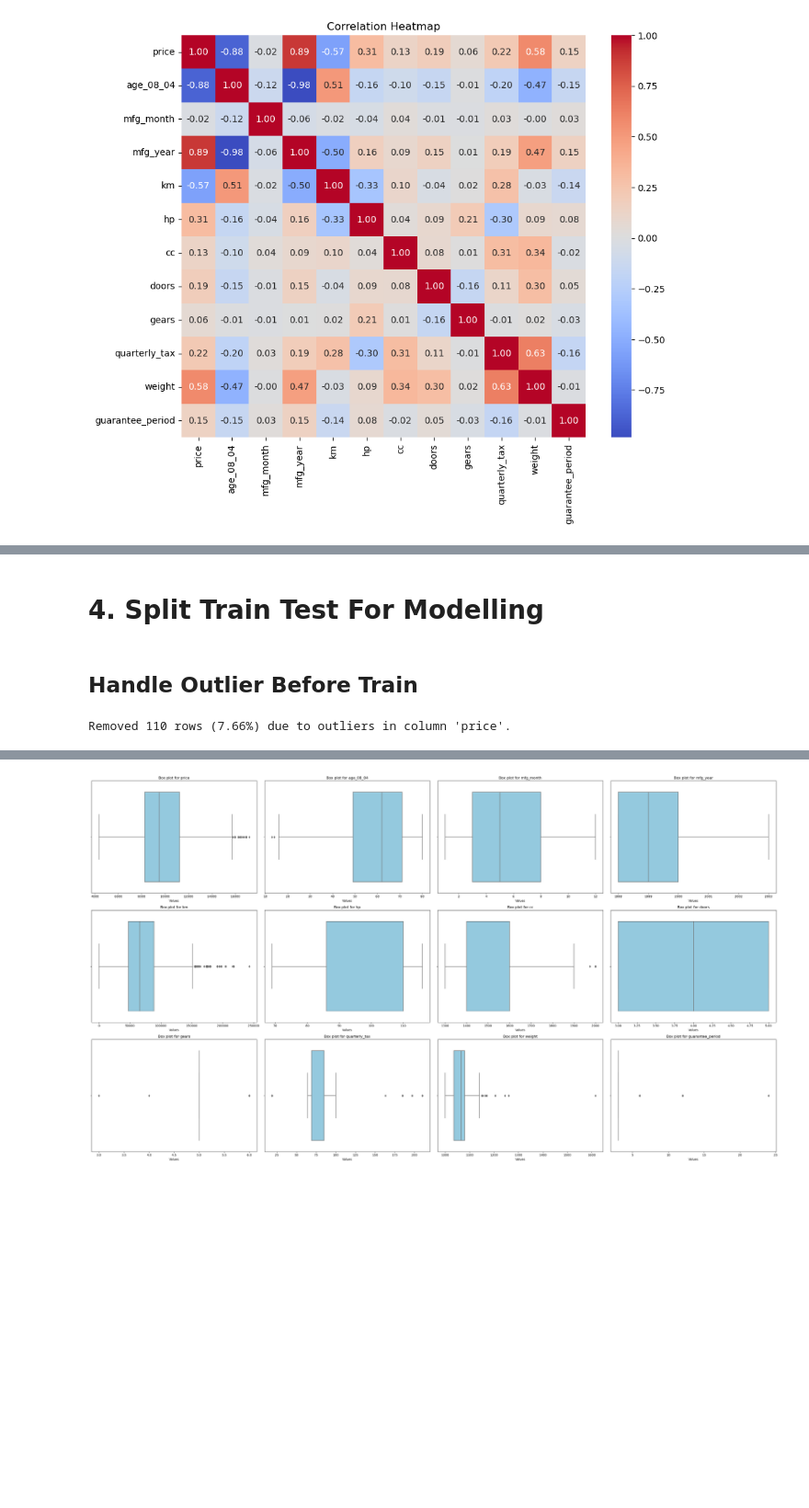
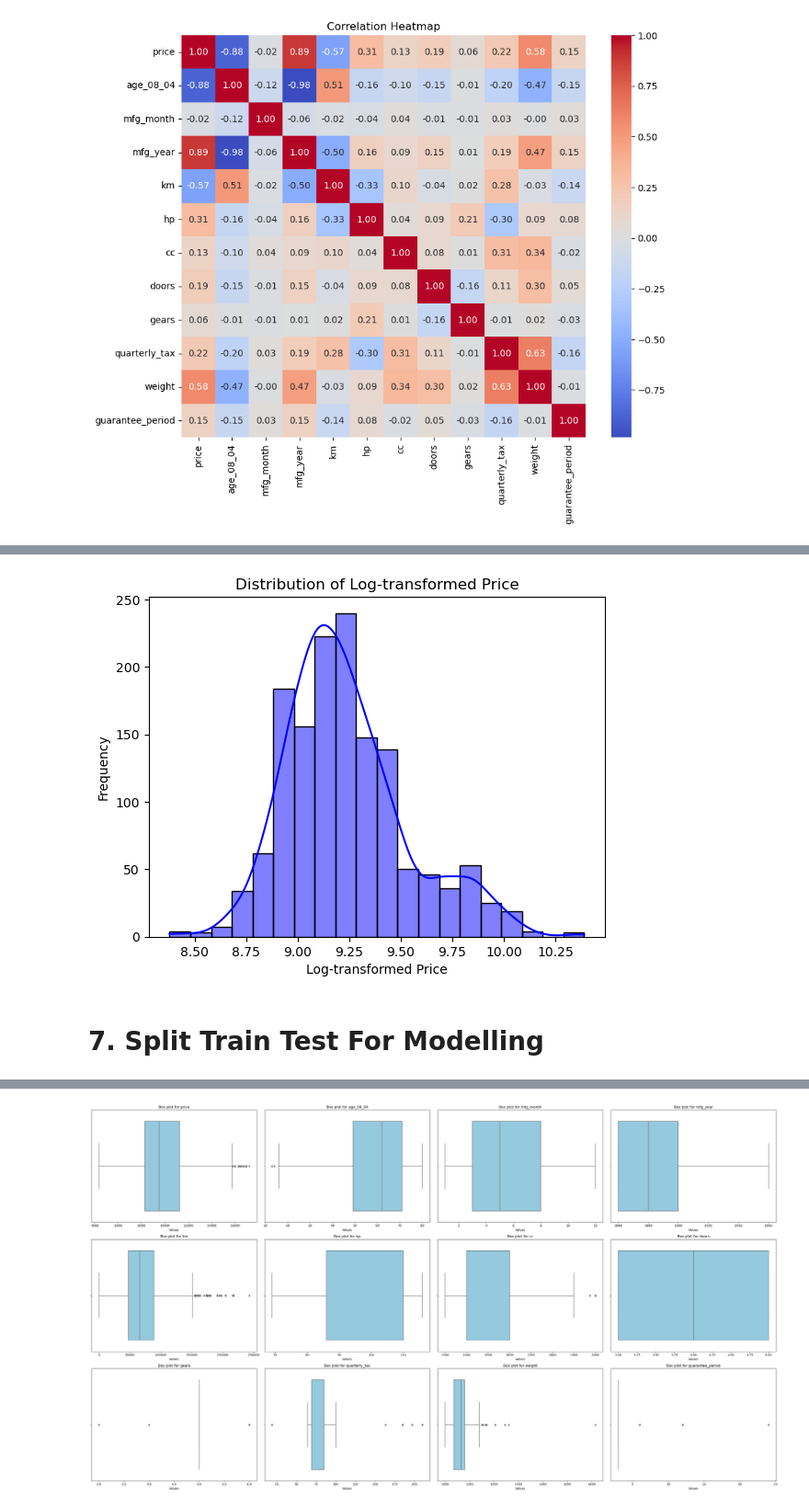
Before and after one commit to MarkPhamm/AI---ML, a Jupyter notebook: machine_learning/supervised/regression/linear_regression/linear_regression.ipynb, the cells around one changed output, grey strips where cells are left out. Shown at 92% size. Drawn from its saved outputs; the diff is of its cells as text; code cells hidden in the pictures; blank space fills up the shorter version.

```diff
--- a/machine_learning/supervised/regression/linear_regression/linear_regression.ipynb
+++ b/machine_learning/supervised/regression/linear_regression/linear_regression.ipynb
@@ -361,0 +344,9 @@ plt.show()
+# %%
+# Plot distribution of price_log
+sns.histplot(df['price_log'], color='blue', bins=20, kde=True)
+plt.xlabel('Log-transformed Price')
+plt.ylabel('Frequency')
+plt.title('Distribution of Log-transformed Price')
+plt.show()
+# %% [output]
+[figure, added]
@@ -362,6 +355,4 @@ plt.show()
 # %% [markdown]
-# 4. Split Train Test For Modelling
+# 7. Split Train Test For Modelling
 # %%
 df.drop(columns = ['id'], inplace = True)
-# %% [markdown]
-## Handle Outlier Before Train
@@ -415,4 +358,0 @@ def remove_outliers(df, column_names=None, threshold=1.5):
-# %%
-df = remove_outliers(df, ['price'])
-# %% [output]
-Removed 110 rows (7.66%) due to outliers in column 'price'.
```
Also changed, not shown: parts of 51 cells of this notebook, 2 other files.
